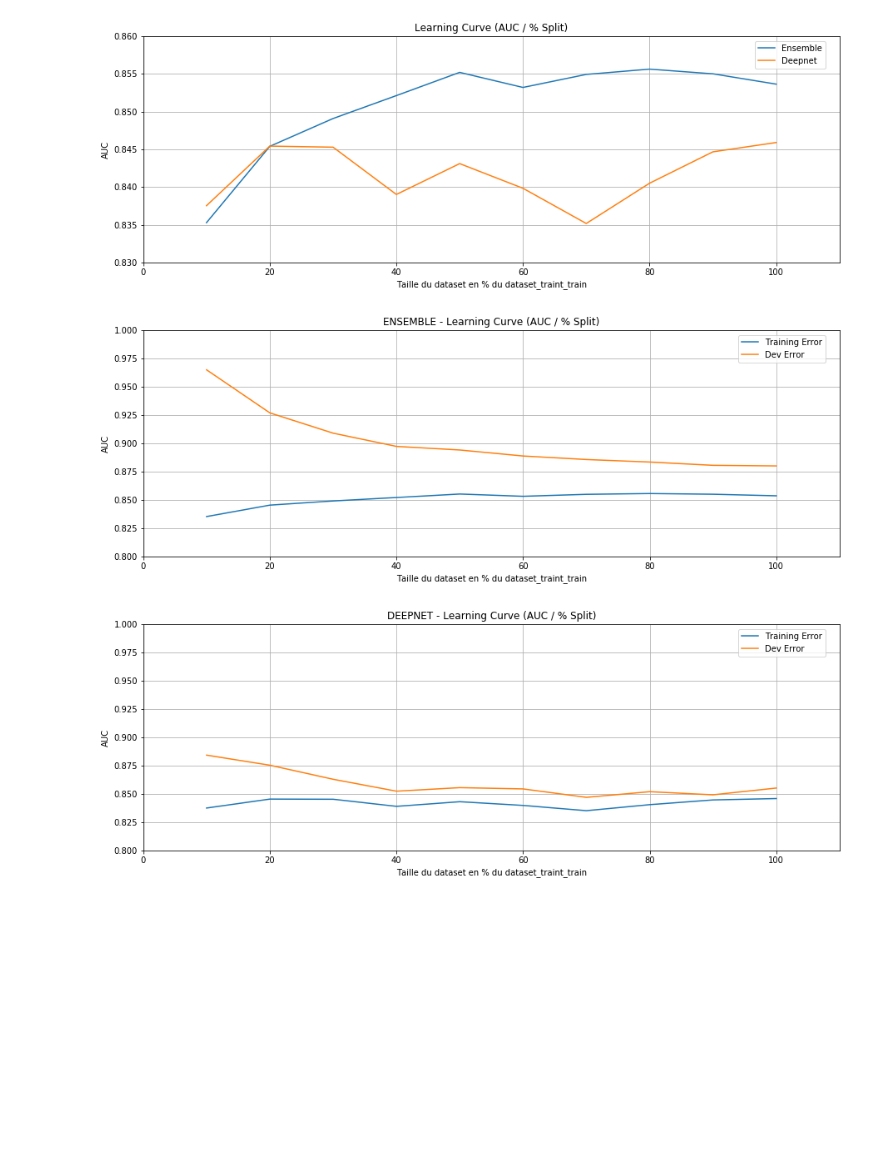
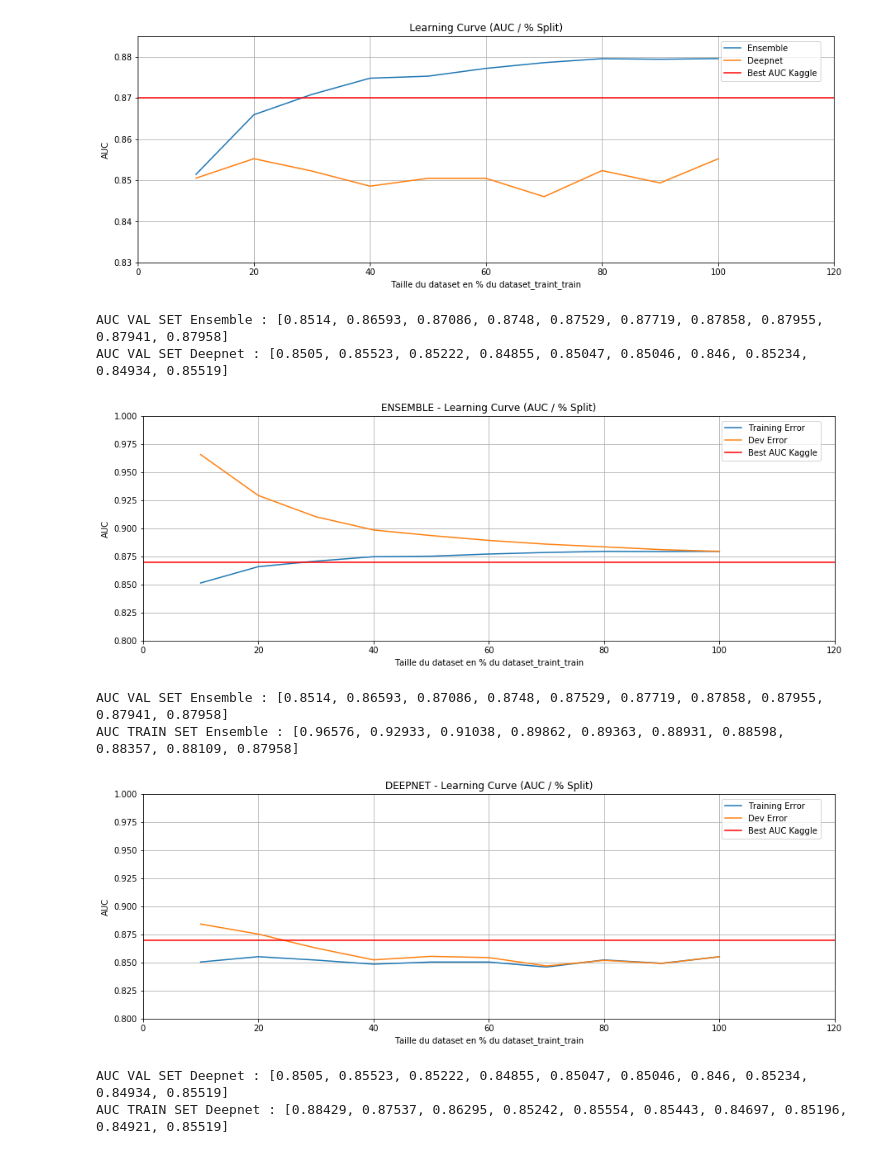
Before and after one commit to pierrembgit/givemesomecredit-td, a Jupyter notebook: S2_BigML_Learning_Curve.ipynb, the cells around one changed output. Saved outputs shown, nothing was run; the diff lists cells and outputs as text; code cells hidden in the pictures; blank space fills up the shorter version.

```diff
--- a/S2_BigML_Learning_Curve.ipynb
+++ b/S2_BigML_Learning_Curve.ipynb
@@ -9 +20,6 @@ pp = pprint.PrettyPrinter(indent=4)
+# %%
+# Configuration de pprint
+pp = pprint.PrettyPrinter(indent=4)
+# Configuration de pickle
+jar_filename = 'storage/gmsc-picklejar'
 # %%
@@ -32,2 +28,17 @@ True
+# %%
+# Fonction permettant d'ouvrir une jar avec pickle
+def read_jar(jar_filename):
+    if path.exists(jar_filename): # Si le fichier existe on l'ouvre
+        with open(jar_filename, 'rb') as file:
+            project_data = load(file)
+    else: # Si le fichier n'existe pas un crée un dictionnaire vide
+        project_data = {}
+    return project_data
+
+# Fonction permettant de sauvegarder des données dans une jar avec pickle
+def save_jar(jar_filename, project_data):
+    with open(jar_filename, 'wb') as file:
+        dump(project_data,file)
+    return project_data
 # %%
 # Learning Curves
@@ -181,7 +246,6 @@ Terminé
 # %%
 # On ouvre le fichier contenant les datas du projet, notamment les AUC
-with open(jar_filename, 'rb') as file:
-    project_data = load(file)
+project_data = read_jar(jar_filename)
 
 # On initialise les listes graph_x et graph_y
 graph_x = []
@@ -191,45 +255,63 @@ graph_y_trainset_ensemble = []
 graph_y_trainset_deepnet = []
 
 # On complète les listes depuis les datas du projet
-i = 10
-for auc in project_data.values():
-    graph_x.append(i)
-    graph_y_valset_ensemble.append(auc['evaluations']['val_set']['Ensemble']['auc'])
-    graph_y_valset_deepnet.append(auc['evaluations']['val_set']['Deepnet']['auc'])
-    graph_y_trainset_ensemble.append(auc['evaluations']['train_set']['Ensemble']['auc'])
-    graph_y_trainset_deepnet.append(auc['evaluations']['train_set']['Deepnet']['auc'])
+i = 0
+for project_data_auc in project_data.values():
+    if i != 0: # On saute la première boucle car elle contient les informations sur les sources et les dataset de base
+        graph_x.append(i)
+        graph_y_valset_ensemble.append(project_data_auc['evaluations']['val_set']['Ensemble']['auc'])
+        graph_y_valset_deepnet.append(project_data_auc['evaluations']['val_set']['Deepnet']['auc'])
+        graph_y_trainset_ensemble.append(project_data_auc['evaluations']['train_set']['Ensemble']['auc'])
+        graph_y_trainset_deepnet.append(project_data_auc['evaluations']['train_set']['Deepnet']['auc'])
     i += 10
 
 
 # On génère le graphique Learning Curve (AUC / % Split)
 import matplotlib.pyplot as plt
 fig, ax = plt.subplots(figsize=(15, 5))
 ax.plot(graph_x, graph_y_valset_ensemble, label='Ensemble')
 ax.plot(graph_x, graph_y_valset_deepnet, label='Deepnet')
-ax.set(xlim=(0, 110), ylim=(0.83, 0.86), xlabel='Taille du dataset en % du dataset_traint_train', ylabel='AUC',  title='Learning Curve (AUC / % Split)')
+ax.axhline(y=0.87, color='r', label='Best AUC Kaggle')
+ax.set(xlim=(0, 120), ylim=(0.83, 0.885), xlabel='Taille du dataset en % du dataset_traint_train', ylabel='AUC',  title='Learning Curve (AUC / % Split)')
 plt.legend(bbox_to_anchor=(0.98, 0.98), loc='best', borderaxespad=0.)
 ax.grid()
 plt.show()
+print(f"AUC VAL SET Ensemble : {graph_y_valset_ensemble}")
+print(f"AUC VAL SET Deepnet : {graph_y_valset_deepnet}")
 
 # On génère le graphique ENSEMBLE - Learning Curve (AUC / % Split)
 import matplotlib.pyplot as plt
 fig, ax = plt.subplots(figsize=(15, 5))
 ax.plot(graph_x, graph_y_valset_ensemble, label='Training Error')
 ax.plot(graph_x, graph_y_trainset_ensemble, label='Dev Error')
-ax.set(xlim=(0, 110), ylim=(0.8, 1), xlabel='Taille du dataset en % du dataset_traint_train', ylabel='AUC',  title='ENSEMBLE - Learning Curve (AUC / % Split)')
+ax.axhline(y=0.87, color='r', label='Best AUC Kaggle')
+ax.set(xlim=(0, 120), ylim=(0.8, 1), xlabel='Taille du dataset en % du dataset_traint_train', ylabel='AUC',  title='ENSEMBLE - Learning Curve (AUC / % Split)')
 plt.legend(bbox_to_anchor=(0.98, 0.98), loc='best', borderaxespad=0.)
 ax.grid()
 plt.show()
+
+print(f"AUC VAL SET Ensemble : {graph_y_valset_ensemble}")
+print(f"AUC TRAIN SET Ensemble : {graph_y_trainset_ensemble}")
 
 # On génère le graphique DEEPNET - Learning Curve (AUC / % Split)
 fig, ax = plt.subplots(figsize=(15, 5))
 ax.plot(graph_x, graph_y_valset_deepnet, label='Training Error')
 ax.plot(graph_x, graph_y_trainset_deepnet, label='Dev Error')
-ax.set(xlim=(0, 110), ylim=(0.8, 1), xlabel='Taille du dataset en % du dataset_traint_train', ylabel='AUC',  title='DEEPNET - Learning Curve (AUC / % Split)')
+ax.axhline(y=0.87, color='r', label='Best AUC Kaggle')
+ax.set(xlim=(0, 120), ylim=(0.8, 1), xlabel='Taille du dataset en % du dataset_traint_train', ylabel='AUC',  title='DEEPNET - Learning Curve (AUC / % Split)')
 plt.legend(bbox_to_anchor=(0.98, 0.98), loc='best', borderaxespad=0.)
 ax.grid()
 plt.show()
+
+print(f"AUC VAL SET Deepnet : {graph_y_valset_deepnet}")
+print(f"AUC TRAIN SET Deepnet : {graph_y_trainset_deepnet}")
 # %% [output]
-[figure, old version]
+[figure, new version]
+AUC VAL SET Ensemble : [0.8514, 0.86593, 0.87086, 0.8748, 0.87529, 0.87719, 0.87858, 0.87955, 0.87941, 0.87958]
+AUC VAL SET Deepnet : [0.8505, 0.85523, 0.85222, 0.84855, 0.85047, 0.85046, 0.846, 0.85234, 0.84934, 0.85519]
-[figure, old version]
+[figure, new version]
+AUC VAL SET Ensemble : [0.8514, 0.86593, 0.87086, 0.8748, 0.87529, 0.87719, 0.87858, 0.87955, 0.87941, 0.87958]
+AUC TRAIN SET Ensemble : [0.96576, 0.92933, 0.91038, 0.89862, 0.89363, 0.88931, 0.88598, 0.88357, 0.88109, 0.87958]
-[figure, old version]
+[figure, new version]
+AUC VAL SET Deepnet : [0.8505, 0.85523, 0.85222, 0.84855, 0.85047, 0.85046, 0.846, 0.85234, 0.84934, 0.85519]
+AUC TRAIN SET Deepnet : [0.88429, 0.87537, 0.86295, 0.85242, 0.85554, 0.85443, 0.84697, 0.85196, 0.84921, 0.85519]
```
Also changed, not shown: parts of 6 cells of this notebook, 2 other files.
